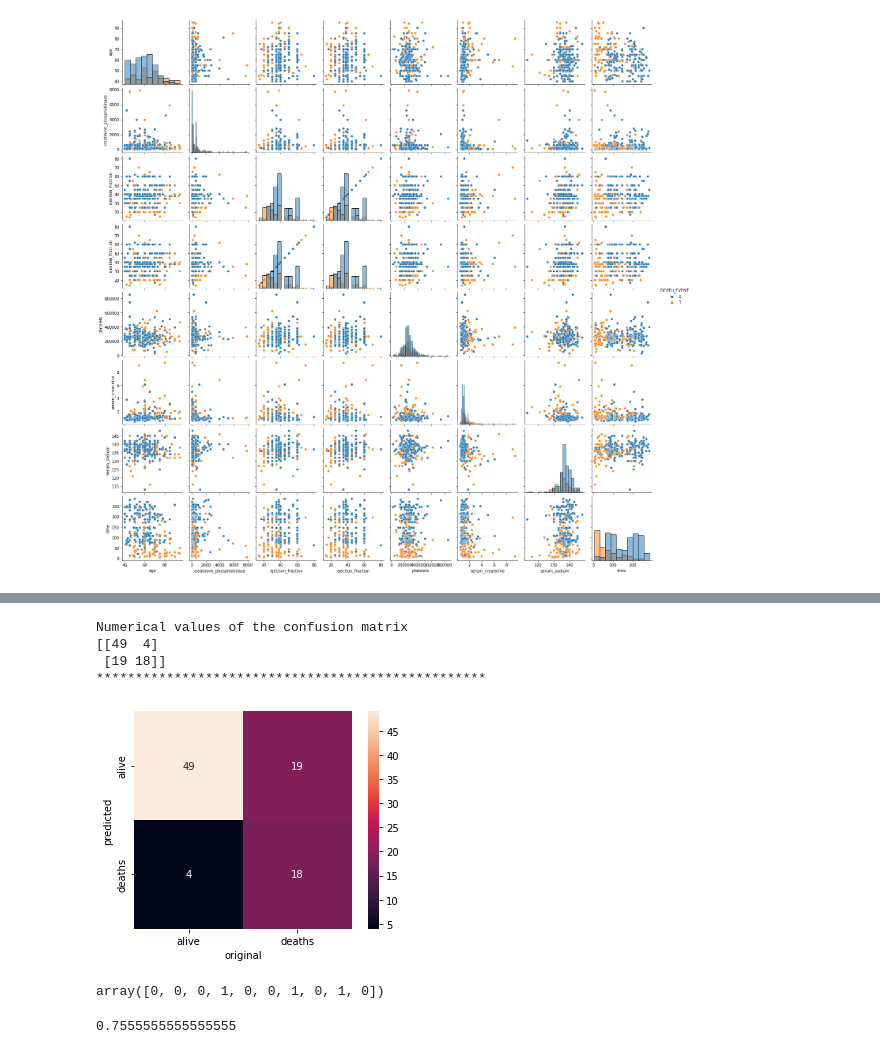
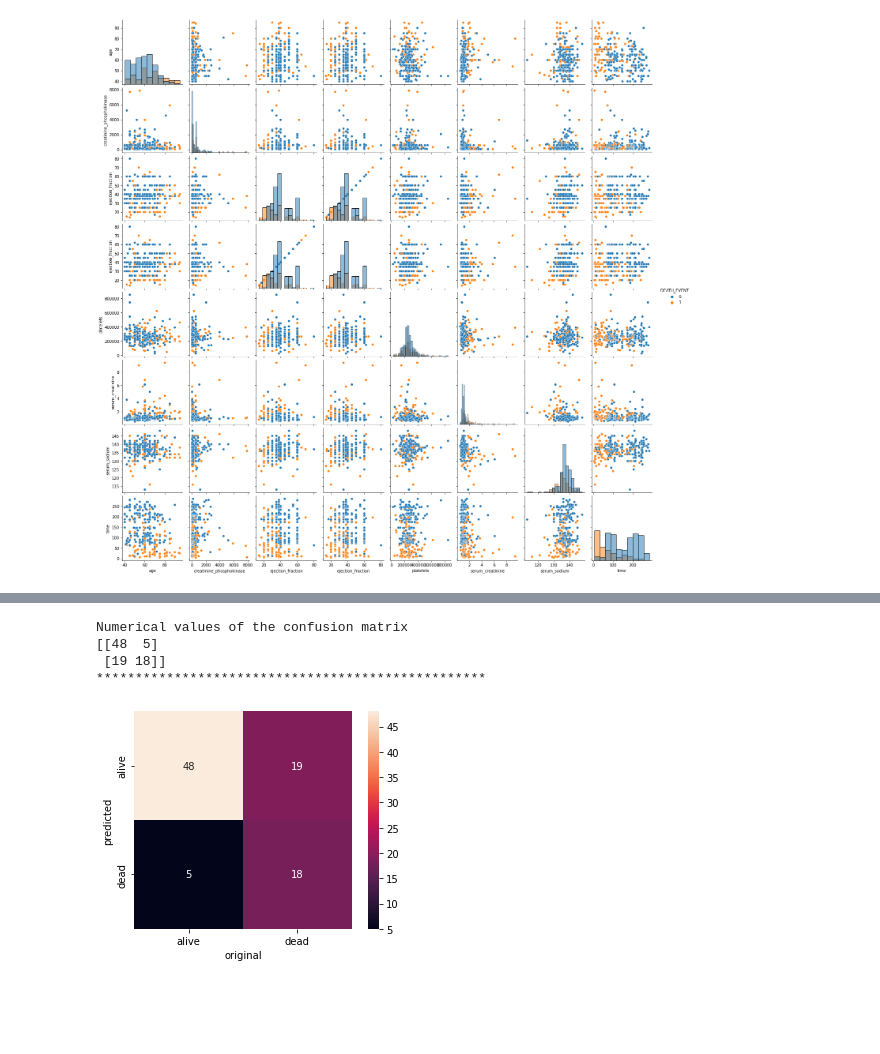
Before and after one commit to WimSuenensHogent/DistributedDatabases, a Jupyter notebook: competitions/classification/heart_failure_prediction/heart-failure.ipynb, the cells around one changed output, grey strips where cells are left out. Saved outputs shown, nothing was run; the diff lists cells and outputs as text; code cells hidden in the pictures; blank space fills up the shorter version.

```diff
--- a/competitions/classification/heart_failure_prediction/heart-failure.ipynb
+++ b/competitions/classification/heart_failure_prediction/heart-failure.ipynb
@@ -116,31 +113,31 @@ print(precision_score)
 # %%
 # show confusion matrix
 from sklearn.metrics import confusion_matrix
 
 #Matplotlib is a Python visualization library
 import matplotlib.pyplot as plt
 
 #Set matplotlib visualization style
 # plt.style.use('classic')
 
 # specifiy matplotlib graphs are shown "inline" in the ouput
 # %matplotlib inline
 
 # Seabonr is  a Python data visualization library based on matplotlib
 # import seaborn as sns
 # sns.set()
 
 matrix = confusion_matrix(y_test, predictions)
 print("Numerical values of the confusion matrix")
 print(matrix)
 print("*"*50)
-labels = ['alive','deaths']  # keep the alphanumeric order of the original class labels!
+labels = ['alive', 'dead']  # keep the alphanumeric order of the original class labels!
 sns.heatmap(matrix.T,square=True, annot=True, fmt='d', cbar=True, xticklabels=labels, yticklabels=labels)
 plt.xlabel('original')
 plt.ylabel('predicted');
 # %% [output]
 Numerical values of the confusion matrix
-[[49  4]
+[[48  5]
  [19 18]]
 **************************************************
-[figure, old version]
+[figure, new version]
@@ -159,4 +143,0 @@ predictions_probas = model.predict_proba(X_test)
-# %%
-predictions[:10]
-# %% [output]
-array([0, 0, 0, 1, 0, 0, 1, 0, 1, 0])
@@ -166,4 +143,0 @@ score = sklearn.metrics.accuracy_score(y_test, predictions)
-# %%
-print(score)
-# %% [output]
-0.7555555555555555
```
Also changed, not shown: parts of 7 cells of this notebook, 4 other files.
